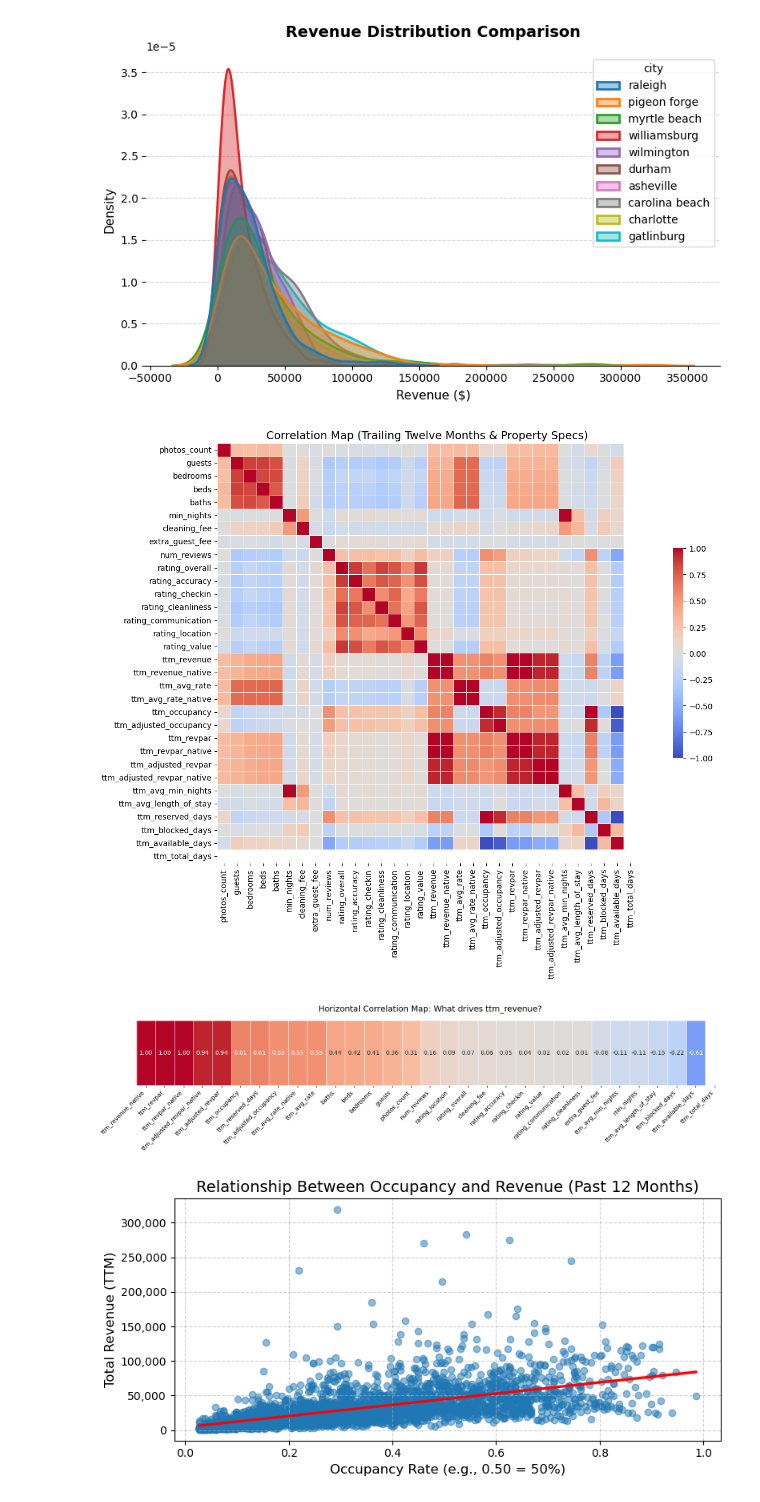
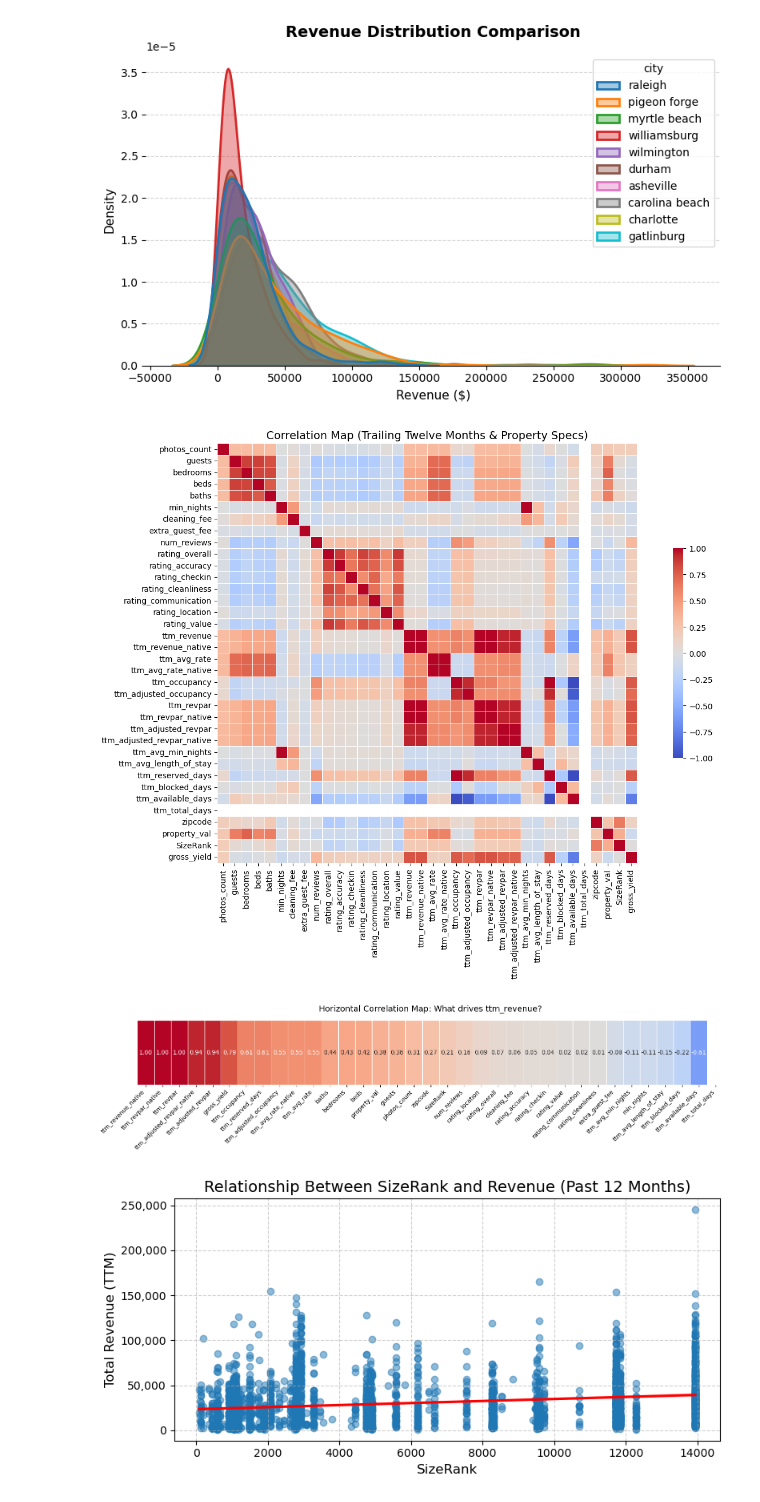
Before and after one commit to ebbopp/IAA_Summer_Practicum, a Jupyter notebook: Alan/eda_revenue.ipynb, the cells around one changed output. Cells and saved outputs as stored; diff of their text form; code cells hidden in the pictures.

```diff
--- a/Alan/eda_revenue.ipynb
+++ b/Alan/eda_revenue.ipynb
@@ -9,7 +9,7 @@ import os
 import sys
 os.chdir("..")
 
-df_listings = pd.read_csv('data/combined_csvs/listings.csv')
+df_listings = pd.read_csv('data/combined_csvs/listings_property_vals.csv')
 df_future = pd.read_csv('data/combined_csvs/future_rates.csv')
 df_past = pd.read_csv('data/combined_csvs/past_rates.csv')
 df_reviews = pd.read_csv('data/combined_csvs/reviews.csv')
@@ -184,7 +184,7 @@ plt.title("Correlation Map (Trailing Twelve Months & Property Specs)", fontsize=
 plt.tight_layout()
 plt.show()
 # %% [output]
-[figure, old version]
+[figure, new version]
 # %%
 import matplotlib.pyplot as plt
 import pandas as pd
@@ -239,32 +239,32 @@ plt.xticks(rotation=45, ha="right")
 plt.tight_layout()
 plt.show()
 # %% [output]
-[figure, old version]
+[figure, new version]
 # %%
 # Assuming your dataframe is named 'df'
 plt.figure(figsize=(8, 4))
 
 # sns.regplot draws the scatter points and fits a linear regression line
 sns.regplot(
     data=df_listings,
-    x="ttm_occupancy",
+    x="SizeRank",
     y="ttm_revenue",
     scatter_kws={"alpha": 0.5, "color": "#1f77b4"},
     line_kws={"color": "red"},
 )
 
 # Format axes nicely
 plt.title(
-    "Relationship Between Occupancy and Revenue (Past 12 Months)", fontsize=14
+    "Relationship Between SizeRank and Revenue (Past 12 Months)", fontsize=14
 )
-plt.xlabel("Occupancy Rate (e.g., 0.50 = 50%)", fontsize=12)
+plt.xlabel("SizeRank", fontsize=12)
 plt.ylabel("Total Revenue (TTM)", fontsize=12)
 
 # If your revenue numbers are large, this formats the Y-axis with commas (e.g., 50,000)
 plt.gca().yaxis.set_major_formatter(plt.FuncFormatter(lambda x, p: format(int(x), ',')))
 
 plt.grid(True, linestyle="--", alpha=0.6)
 plt.tight_layout()
 plt.show()
 # %% [output]
-[figure, old version]
+[figure, new version]
```
Also changed, not shown: 5 other files.
